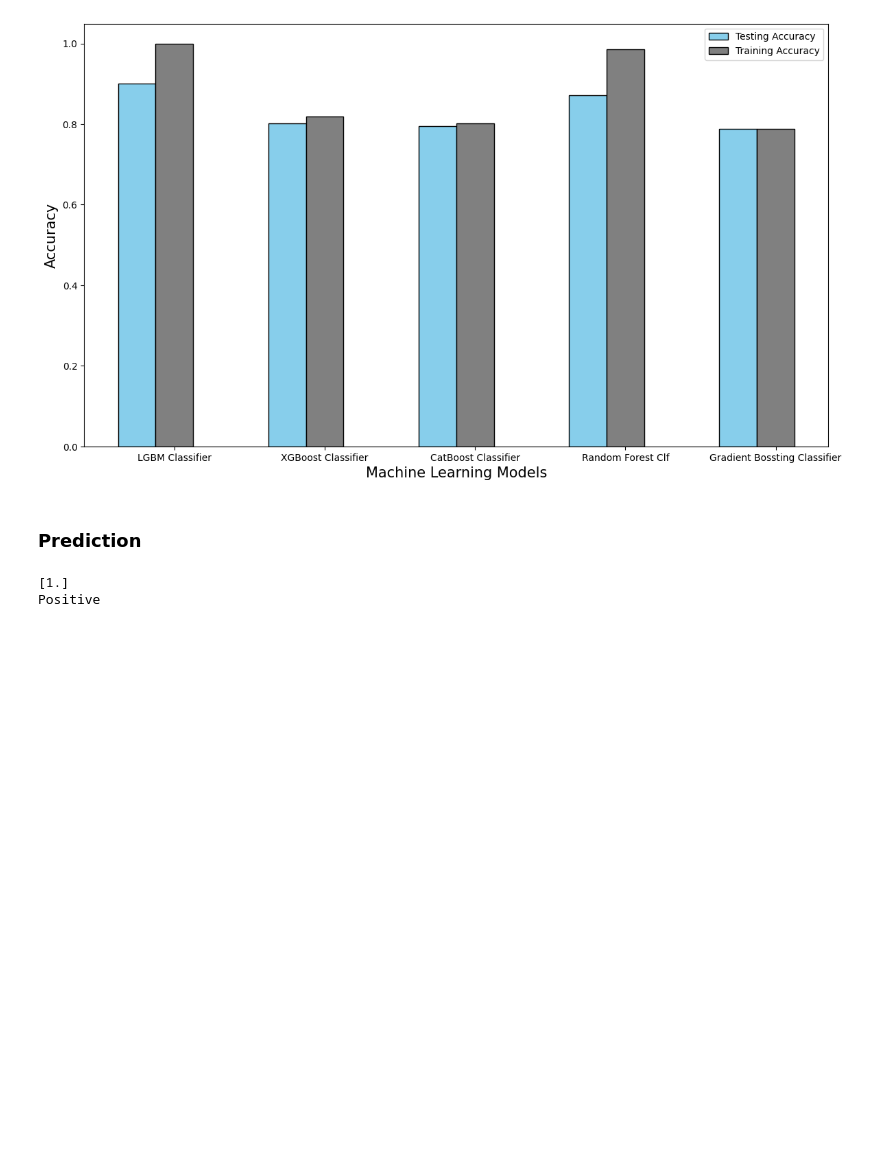
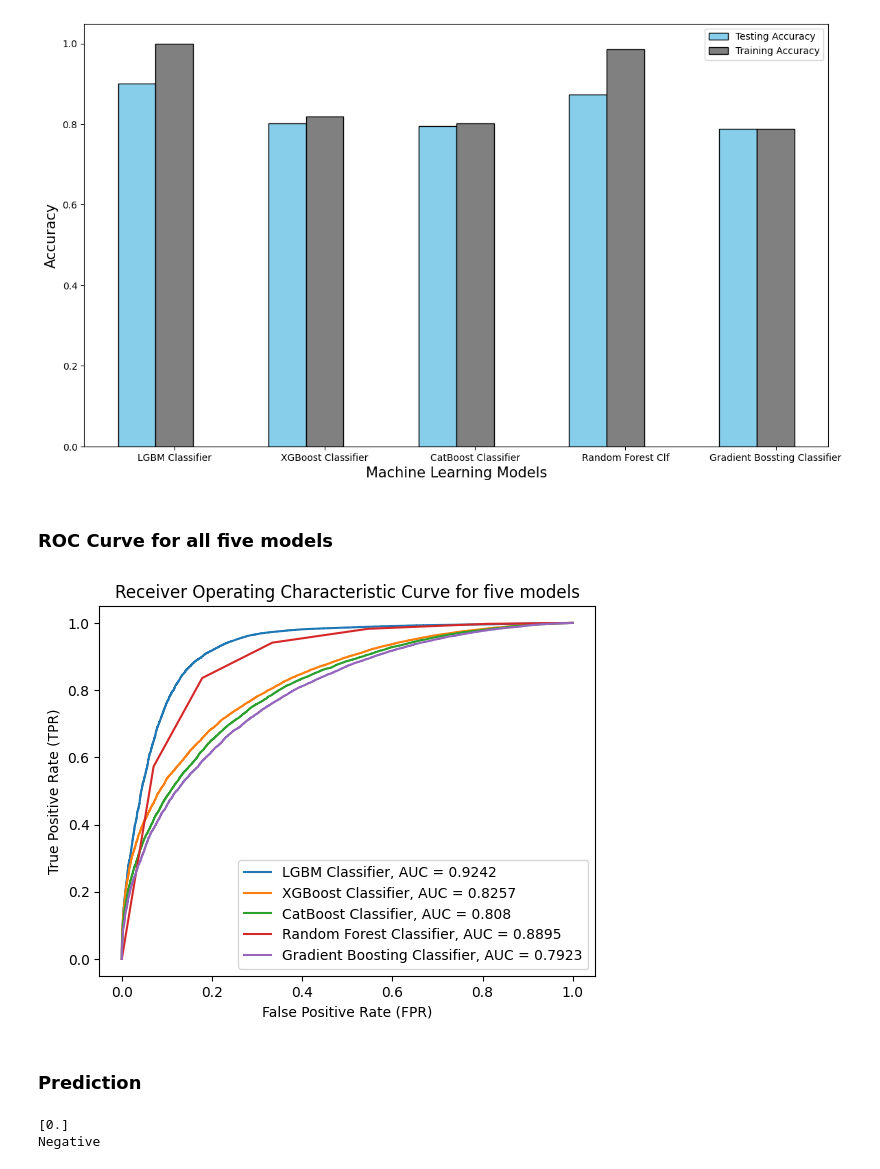
Before and after one commit to ankushmallick1100/Sentiment-Analysis-for-drug-reviews-tweets, a Jupyter notebook: sentiment_analysis_for_drug_reviews_with_models.ipynb, the cells around one changed output. Saved outputs shown, nothing was run; the diff lists cells and outputs as text; code cells hidden in the pictures; blank space fills up the shorter version.

```diff
--- a/sentiment_analysis_for_drug_reviews_with_models.ipynb
+++ b/sentiment_analysis_for_drug_reviews_with_models.ipynb
@@ -453,17 +470,17 @@ from sklearn.ensemble import GradientBoostingClassifier
 
 gb_clf = GradientBoostingClassifier()
 
-model_six = gb_clf.fit(X_train, y_train)
-pred_train_six = model_six.predict(X_train)
-pred_test_six = model_six.predict(X_test)
+model_five = gb_clf.fit(X_train, y_train)
+pred_train_five = model_five.predict(X_train)
+pred_test_five = model_five.predict(X_test)
 
-print ("Accuracy on Training Data: ", accuracy_score(y_train, pred_train_six))
-print ("Accuracy on Testing Data: ", accuracy_score(y_test, pred_test_six))
-print ("Precision on Testing Data: ", precision_score(y_test, pred_test_six))
-print ("Recall on Testing Data: ", recall_score(y_test, pred_test_six))
+print ("Accuracy on Training Data: ", accuracy_score(y_train, pred_train_five))
+print ("Accuracy on Testing Data: ", accuracy_score(y_test, pred_test_five))
+print ("Precision on Testing Data: ", precision_score(y_test, pred_test_five))
+print ("Recall on Testing Data: ", recall_score(y_test, pred_test_five))
 
-gb_clf_train = accuracy_score(y_train, pred_train_six)
-gb_clf_test = accuracy_score(y_test, pred_test_six)
+gb_clf_train = accuracy_score(y_train, pred_train_five)
+gb_clf_test = accuracy_score(y_test, pred_test_five)
 # %% [output]
 Accuracy on Training Data:  0.78780693082534
 Accuracy on Testing Data:  0.7888436900921121
@@ -496,6 +513,49 @@ plt.legend()
 plt.show()
 # %% [output]
 [figure]
+# %% [markdown]
+### ROC Curve for all five models
+# %%
+from sklearn.metrics import roc_curve, roc_auc_score
+
+y_pred_prob1 = model_one.predict_proba(X_test)[:,1]
+fpr1 , tpr1, thresholds1 = roc_curve(y_test, y_pred_prob1)
+auc1 = round(roc_auc_score(y_test, y_pred_prob1), 4)
+
+
+y_pred_prob2 = model_two.predict_proba(X_test)[:,1]
+fpr2 , tpr2, thresholds2 = roc_curve(y_test, y_pred_prob2)
+auc2 = round(roc_auc_score(y_test, y_pred_prob2), 4)
+
+
+y_pred_prob3 = model_three.predict_proba(X_test)[:,1]
+fpr3 , tpr3, thresholds3 = roc_curve(y_test, y_pred_prob3)
+auc3 = round(roc_auc_score(y_test, y_pred_prob3), 4)
+
+
+y_pred_prob4 = model_four.predict_proba(X_test)[:,1]
+fpr4 , tpr4, thresholds4 = roc_curve(y_test, y_pred_prob4)
+auc4 = round(roc_auc_score(y_test, y_pred_prob4), 4)
+
+
+y_pred_prob5 = model_five.predict_proba(X_test)[:,1]
+fpr5 , tpr5, thresholds5 = roc_curve(y_test, y_pred_prob5)
+auc5 = round(roc_auc_score(y_test, y_pred_prob5), 4)
+
+
+plt.plot(fpr1, tpr1, label= "LGBM Classifier, AUC = " + str(auc1))
+plt.plot(fpr2, tpr2, label= "XGBoost Classifier, AUC = " + str(auc2))
+plt.plot(fpr3, tpr3, label= "CatBoost Classifier, AUC = " + str(auc3))
+plt.plot(fpr4, tpr4, label= "Random Forest Classifier, AUC = " + str(auc4))
+plt.plot(fpr5, tpr5, label= "Gradient Boosting Classifier, AUC = " + str(auc5))
+
+plt.legend()
+plt.xlabel("False Positive Rate (FPR)")
+plt.ylabel("True Positive Rate (TPR)")
+plt.title('Receiver Operating Characteristic Curve for five models')
+plt.show()
+# %% [output]
+[figure, added]
 # %% [markdown]
 ### Prediction
 # %%
@@ -503,8 +563,8 @@ plt.show()
 from sklearn.preprocessing import LabelEncoder
 lb = LabelEncoder()
 
-input_data = (314, 5, 20, 5, 2012, 0.111111, 0.111111, 17, 17, 79, 3, 1, 6,	7, 3.705882)
-# input_data = (314, 5, 7, 3, 2017, 0.111111, 0.111111, 30, 27, 136, 11, 2, 4, 8, 3.566667) => Negative
+# input_data = (314, 5, 20, 5, 2012, 0.111111, 0.111111, 17, 17, 79, 3, 1, 6,	7, 3.705882) => Positive
+input_data = (314, 5, 7, 3, 2017, 0.111111, 0.111111, 30, 27, 136, 11, 2, 4, 8, 3.566667)
 # Changing the input_data to numpy array
 input_data_as_numpy_array = np.asarray(input_data)
 
@@ -519,5 +579,5 @@ if(prediction[0]==1):
 else:
     print("Negative")
 # %% [output]
-[1.]
-Positive
+[0.]
+Negative
```
Also changed, not shown: parts of 5 cells of this notebook, 3 other files.
